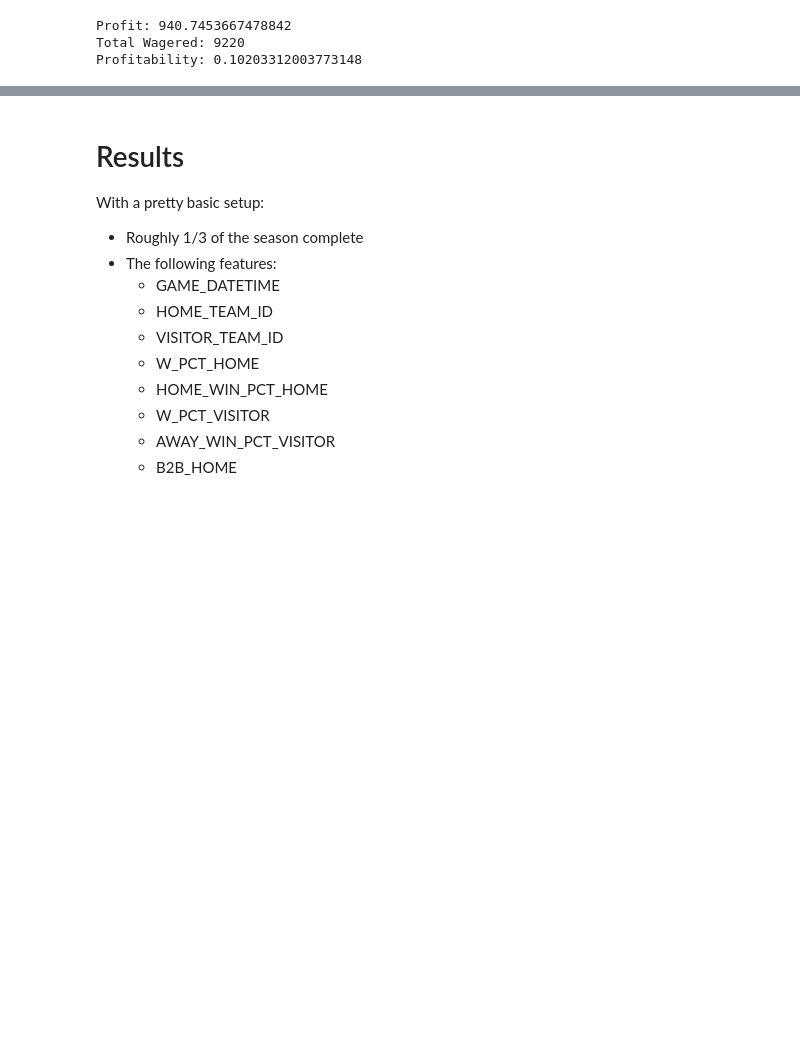
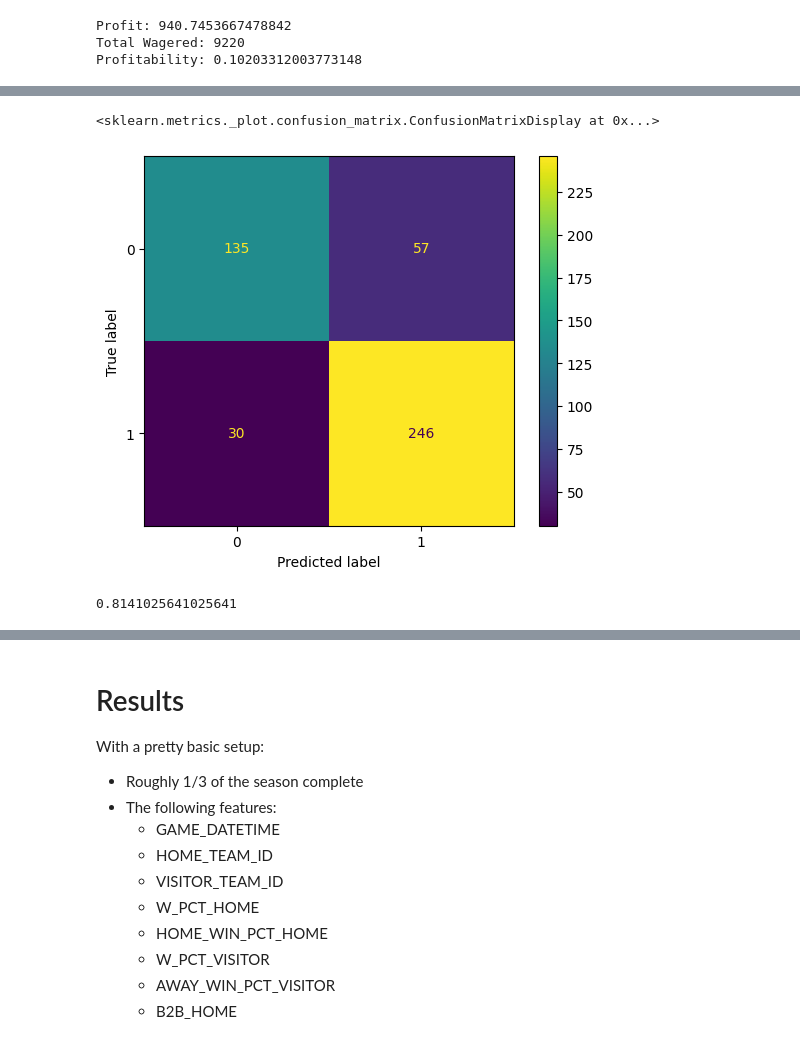
Before and after one commit to dgliwa/nba-pickem, a Jupyter notebook: notebooks/predict_wins.ipynb, the cells around one changed output, grey strips where cells are left out. Saved outputs shown, nothing was run; the diff lists cells and outputs as text; code cells hidden in the pictures; blank space fills up the shorter version.

```diff
--- a/notebooks/predict_wins.ipynb
+++ b/notebooks/predict_wins.ipynb
@@ -1031,0 +1048,12 @@ Profitability: 0.10203312003773148
+# %%
+stronger_test = test[(test["HOME_WIN_PROB"] > 0.65) | (test["HOME_LOSS_PROB"] > 0.65)]
+stronger_test_y = stronger_test[target]
+stronger_predictions = clf.predict(stronger_test[feat_cols])
+ConfusionMatrixDisplay.from_estimator(clf, stronger_test[feat_cols], stronger_test_y)
+# %% [output]
+<sklearn.metrics._plot.confusion_matrix.ConfusionMatrixDisplay at 0x...>
+[figure, added]
+# %%
+clf.score(stronger_test[feat_cols], stronger_test_y)
+# %% [output]
+0.8141025641025641
```
Also changed, not shown: parts of 17 cells of this notebook.
